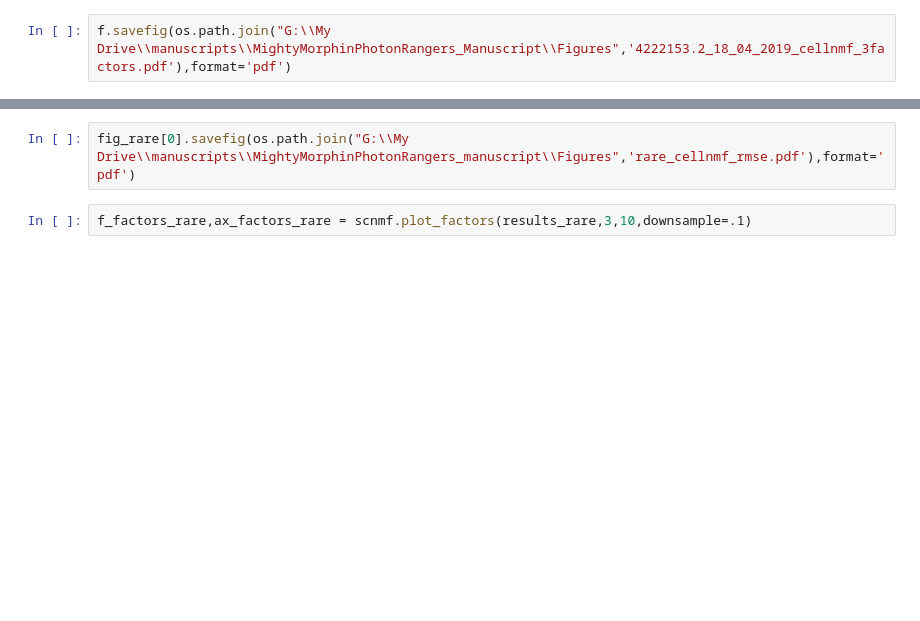
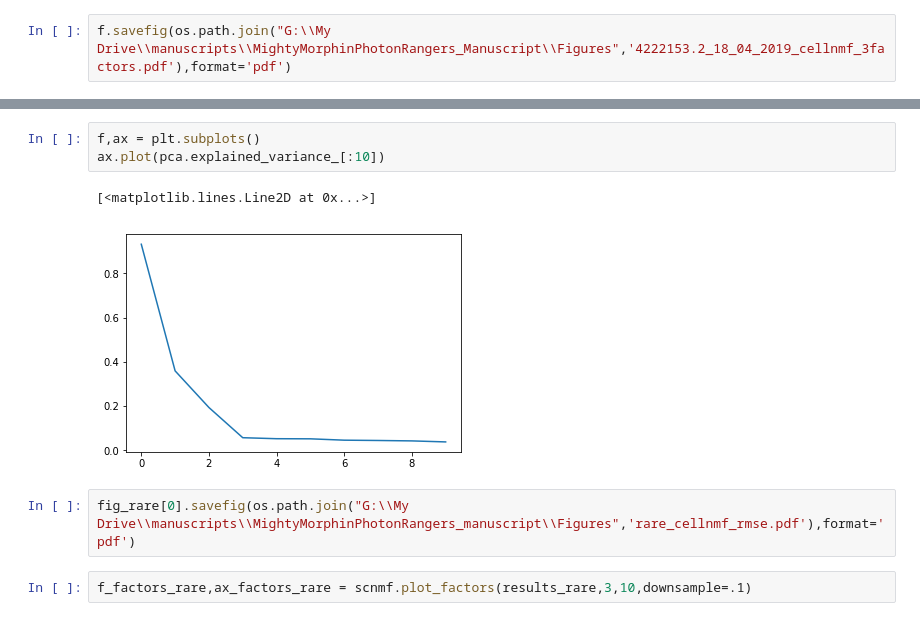
Before and after one commit to GiocomoLab/MightyMorphingPhotonRangers, a Jupyter notebook: PlaceCellAnalyses/SingleCellSimNMF.ipynb, the cells around one changed output, grey strips where cells are left out. Drawn from its saved outputs; the diff is of its cells as text; blank space fills up the shorter version.

```diff
--- a/PlaceCellAnalyses/SingleCellSimNMF.ipynb
+++ b/PlaceCellAnalyses/SingleCellSimNMF.ipynb
@@ -225,3 +171,9 @@ replicate 2
+# %%
+f,ax = plt.subplots()
+ax.plot(pca.explained_variance_[:10])
+# %% [output]
+[<matplotlib.lines.Line2D at 0x...>]
+[figure, added]
 # %%
 fig_rare[0].savefig(os.path.join("G:\\My Drive\\manuscripts\\MightyMorphinPhotonRangers_manuscript\\Figures",'rare_cellnmf_rmse.pdf'),format='pdf')
 # %%
```
Also changed, not shown: parts of 14 cells of this notebook, 6 other files.
